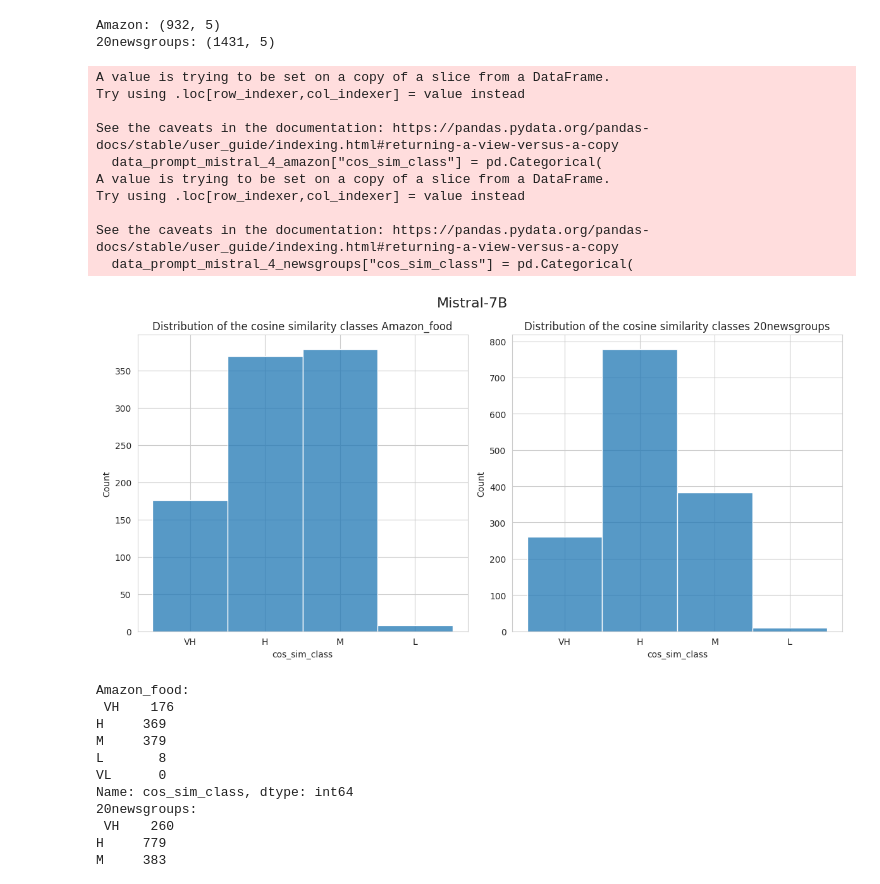
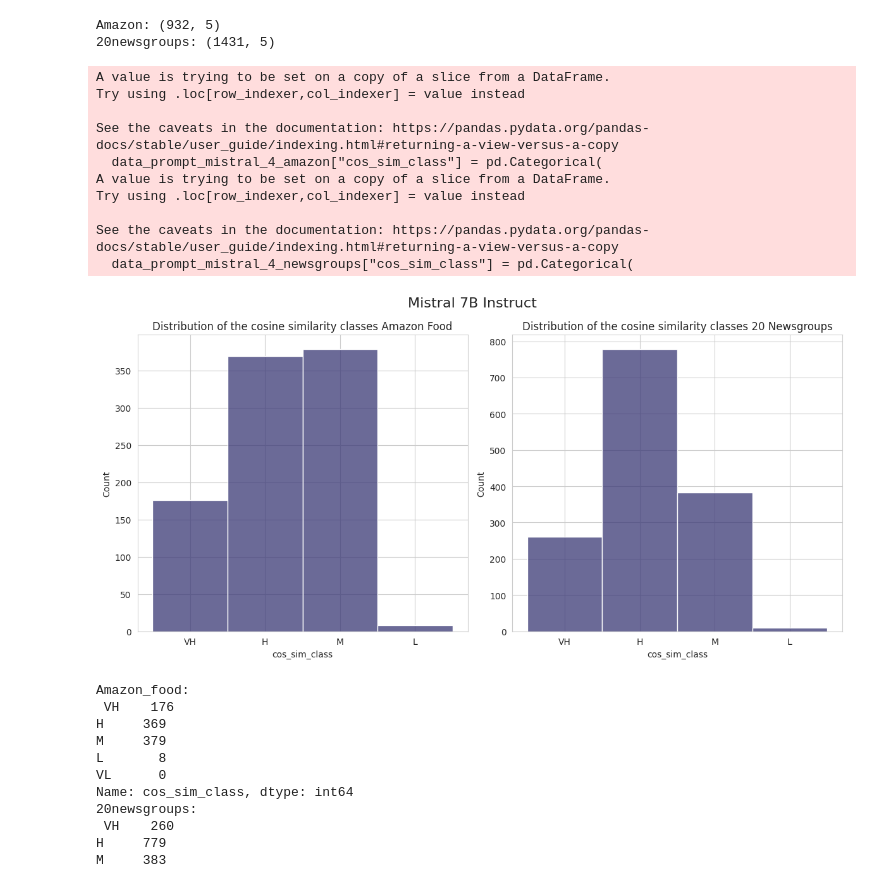
Before and after one commit to alex-mat-s/LLM_QE_TM, a Jupyter notebook: notebooks/results_analysis.ipynb, the cells around one changed output. Saved outputs shown, nothing was run; the diff lists cells and outputs as text; code cells hidden in the pictures.

```diff
--- a/notebooks/results_analysis.ipynb
+++ b/notebooks/results_analysis.ipynb
@@ -615,11 +726,11 @@ def print_cos_sim_distrib(amazon_data, newsgroups_data, model_name=""):
 
     fig.suptitle(model_name, fontsize=16)
 
-    sns.histplot(data=amazon_data, x="cos_sim_class", ax=axs[0])
-    axs[0].set_title("Distribution of the cosine similarity classes Amazon_food")
+    sns.histplot(data=amazon_data, x="cos_sim_class", ax=axs[0], color="#3A3875")
+    axs[0].set_title("Distribution of the cosine similarity classes Amazon Food")
 
-    sns.histplot(data=newsgroups_data, x="cos_sim_class", ax=axs[1])
-    axs[1].set_title("Distribution of the cosine similarity classes 20newsgroups")
+    sns.histplot(data=newsgroups_data, x="cos_sim_class", ax=axs[1], color="#3A3875")
+    axs[1].set_title("Distribution of the cosine similarity classes 20 Newsgroups")
 
     plt.tight_layout()
 
@@ -1298,23 +1409,23 @@ Amazon: (932, 5)
 # %%
 data_prompt_mistral_4_amazon["cos_sim_class"] = pd.Categorical(
     data_prompt_mistral_4_amazon['cos_sim_class'],
     categories=['VH', 'H', 'M', 'L', 'VL'], ordered=True
 )
 data_prompt_mistral_4_newsgroups["cos_sim_class"] = pd.Categorical(
     data_prompt_mistral_4_newsgroups['cos_sim_class'],
     categories=['VH', 'H', 'M', 'L', 'VL'], ordered=True
 )
 
-print_cos_sim_distrib(data_prompt_mistral_4_amazon, data_prompt_mistral_4_newsgroups, model_name="Mistral-7B")
+print_cos_sim_distrib(data_prompt_mistral_4_amazon, data_prompt_mistral_4_newsgroups, model_name="Mistral 7B Instruct")
 # %% [output]
 A value is trying to be set on a copy of a slice from a DataFrame.
 Try using .loc[row_indexer,col_indexer] = value instead
 
 See the caveats in the documentation: https://pandas.pydata.org/pandas-docs/stable/user_guide/indexing.html#returning-a-view-versus-a-copy
   data_prompt_mistral_4_amazon["cos_sim_class"] = pd.Categorical(
 A value is trying to be set on a copy of a slice from a DataFrame.
 Try using .loc[row_indexer,col_indexer] = value instead
 
 See the caveats in the documentation: https://pandas.pydata.org/pandas-docs/stable/user_guide/indexing.html#returning-a-view-versus-a-copy
   data_prompt_mistral_4_newsgroups["cos_sim_class"] = pd.Categorical(
-[figure, old version]
+[figure, new version]
```
Also changed, not shown: parts of 18 cells of this notebook, 39 other files.
